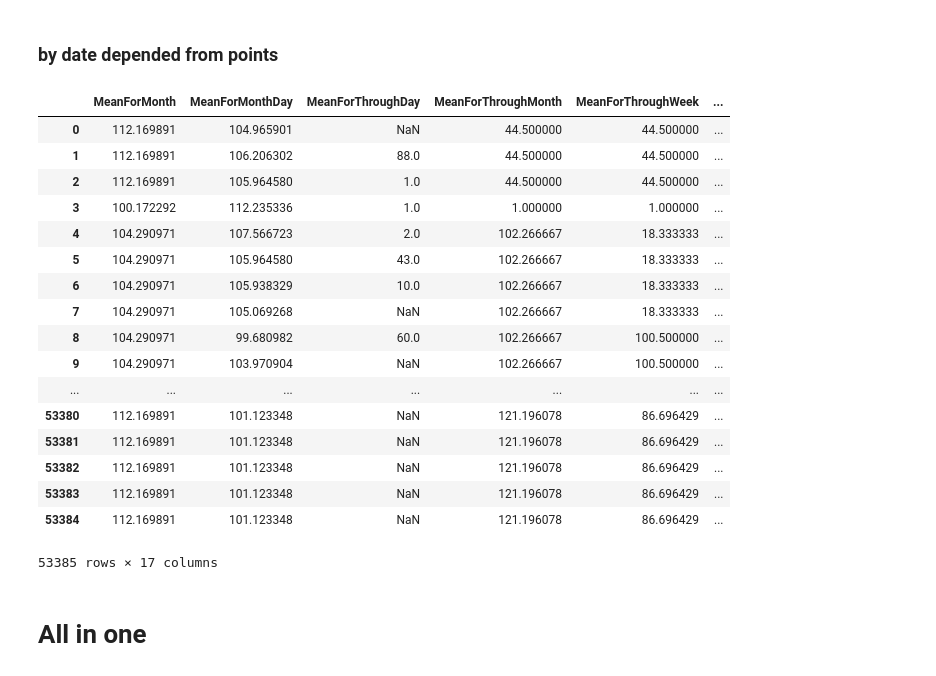
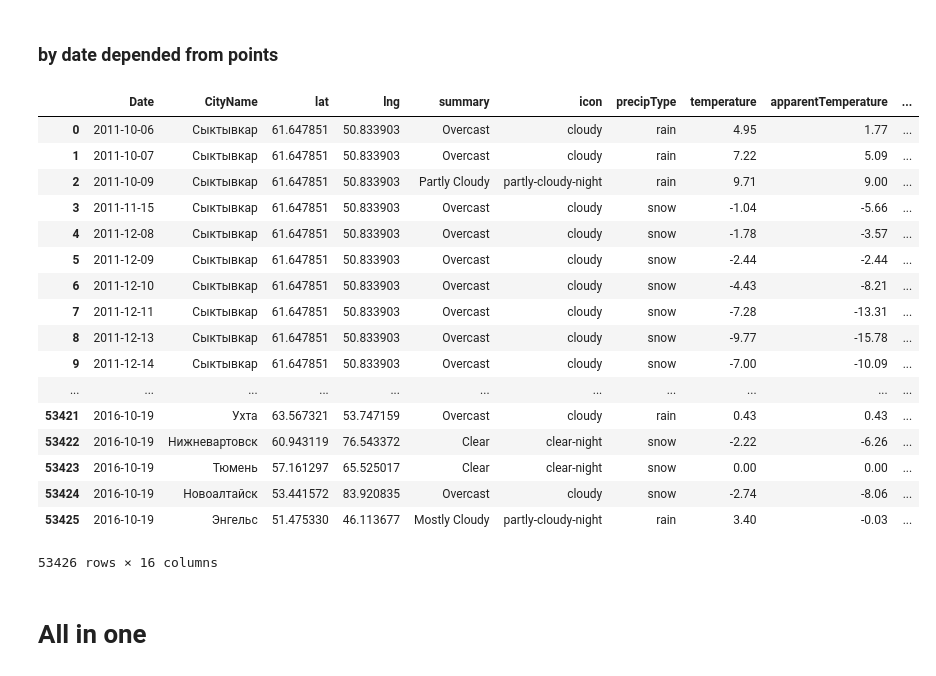
Before and after one commit to laol777/dodo, a Jupyter notebook: tranform_data.ipynb, the cells around one changed output. Drawn from its saved outputs; the diff is of its cells as text; code cells hidden in the pictures.

```diff
--- a/tranform_data.ipynb
+++ b/tranform_data.ipynb
@@ -349,25 +365,29 @@ for column in need_list:
 dst['Point'] = pd.read_csv('data_original/common.csv')['Point']
 dst.to_csv('data_transform/internal_features.csv', index=None)
 # %%
-dst
+dst.head(15)
-# %% [output]
-|  | MeanForMonth | MeanForMonthDay | MeanForThroughDay | MeanForThroughMonth | MeanForThroughWeek | ... |
-| 0 | 112.169891 | 104.965901 | NaN | 44.500000 | 44.500000 | ... |
-| 1 | 112.169891 | 106.206302 | 88.0 | 44.500000 | 44.500000 | ... |
-| 2 | 112.169891 | 105.964580 | 1.0 | 44.500000 | 44.500000 | ... |
-| 3 | 100.172292 | 112.235336 | 1.0 | 1.000000 | 1.000000 | ... |
-| 4 | 104.290971 | 107.566723 | 2.0 | 102.266667 | 18.333333 | ... |
-| 5 | 104.290971 | 105.964580 | 43.0 | 102.266667 | 18.333333 | ... |
-| 6 | 104.290971 | 105.938329 | 10.0 | 102.266667 | 18.333333 | ... |
-| 7 | 104.290971 | 105.069268 | NaN | 102.266667 | 18.333333 | ... |
-| 8 | 104.290971 | 99.680982 | 60.0 | 102.266667 | 100.500000 | ... |
-| 9 | 104.290971 | 103.970904 | NaN | 102.266667 | 100.500000 | ... |
-| ... | ... | ... | ... | ... | ... | ... |
-| 53380 | 112.169891 | 101.123348 | NaN | 121.196078 | 86.696429 | ... |
-| 53381 | 112.169891 | 101.123348 | NaN | 121.196078 | 86.696429 | ... |
-| 53382 | 112.169891 | 101.123348 | NaN | 121.196078 | 86.696429 | ... |
-| 53383 | 112.169891 | 101.123348 | NaN | 121.196078 | 86.696429 | ... |
-| 53384 | 112.169891 | 101.123348 | NaN | 121.196078 | 86.696429 | ... |
-53385 rows × 17 columns
+# %%
+weather = pd.read_csv('data_transform/weather.csv')
+# %%
+weather
+# %% [output]
+|  | Date | CityName | lat | lng | summary | icon | precipType | temperature | apparentTemperature | ... |
+| 0 | 2011-10-06 | Сыктывкар | 61.647851 | 50.833903 | Overcast | cloudy | rain | 4.95 | 1.77 | ... |
+| 1 | 2011-10-07 | Сыктывкар | 61.647851 | 50.833903 | Overcast | cloudy | rain | 7.22 | 5.09 | ... |
+| 2 | 2011-10-09 | Сыктывкар | 61.647851 | 50.833903 | Partly Cloudy | partly-cloudy-night | rain | 9.71 | 9.00 | ... |
+| 3 | 2011-11-15 | Сыктывкар | 61.647851 | 50.833903 | Overcast | cloudy | snow | -1.04 | -5.66 | ... |
+| 4 | 2011-12-08 | Сыктывкар | 61.647851 | 50.833903 | Overcast | cloudy | snow | -1.78 | -3.57 | ... |
+| 5 | 2011-12-09 | Сыктывкар | 61.647851 | 50.833903 | Overcast | cloudy | snow | -2.44 | -2.44 | ... |
+| 6 | 2011-12-10 | Сыктывкар | 61.647851 | 50.833903 | Overcast | cloudy | snow | -4.43 | -8.21 | ... |
+| 7 | 2011-12-11 | Сыктывкар | 61.647851 | 50.833903 | Overcast | cloudy | snow | -7.28 | -13.31 | ... |
+| 8 | 2011-12-13 | Сыктывкар | 61.647851 | 50.833903 | Overcast | cloudy | snow | -9.77 | -15.78 | ... |
+| 9 | 2011-12-14 | Сыктывкар | 61.647851 | 50.833903 | Overcast | cloudy | snow | -7.00 | -10.09 | ... |
+| ... | ... | ... | ... | ... | ... | ... | ... | ... | ... | ... |
+| 53421 | 2016-10-19 | Ухта | 63.567321 | 53.747159 | Overcast | cloudy | rain | 0.43 | 0.43 | ... |
+| 53422 | 2016-10-19 | Нижневартовск | 60.943119 | 76.543372 | Clear | clear-night | snow | -2.22 | -6.26 | ... |
+| 53423 | 2016-10-19 | Тюмень | 57.161297 | 65.525017 | Clear | clear-night | snow | 0.00 | 0.00 | ... |
+| 53424 | 2016-10-19 | Новоалтайск | 53.441572 | 83.920835 | Overcast | cloudy | snow | -2.74 | -8.06 | ... |
+| 53425 | 2016-10-19 | Энгельс | 51.475330 | 46.113677 | Mostly Cloudy | partly-cloudy-night | rain | 3.40 | -0.03 | ... |
+53426 rows × 16 columns
 # %% [markdown]
 # All in one
```
Also changed, not shown: parts of 39 cells of this notebook, 7 other files.
